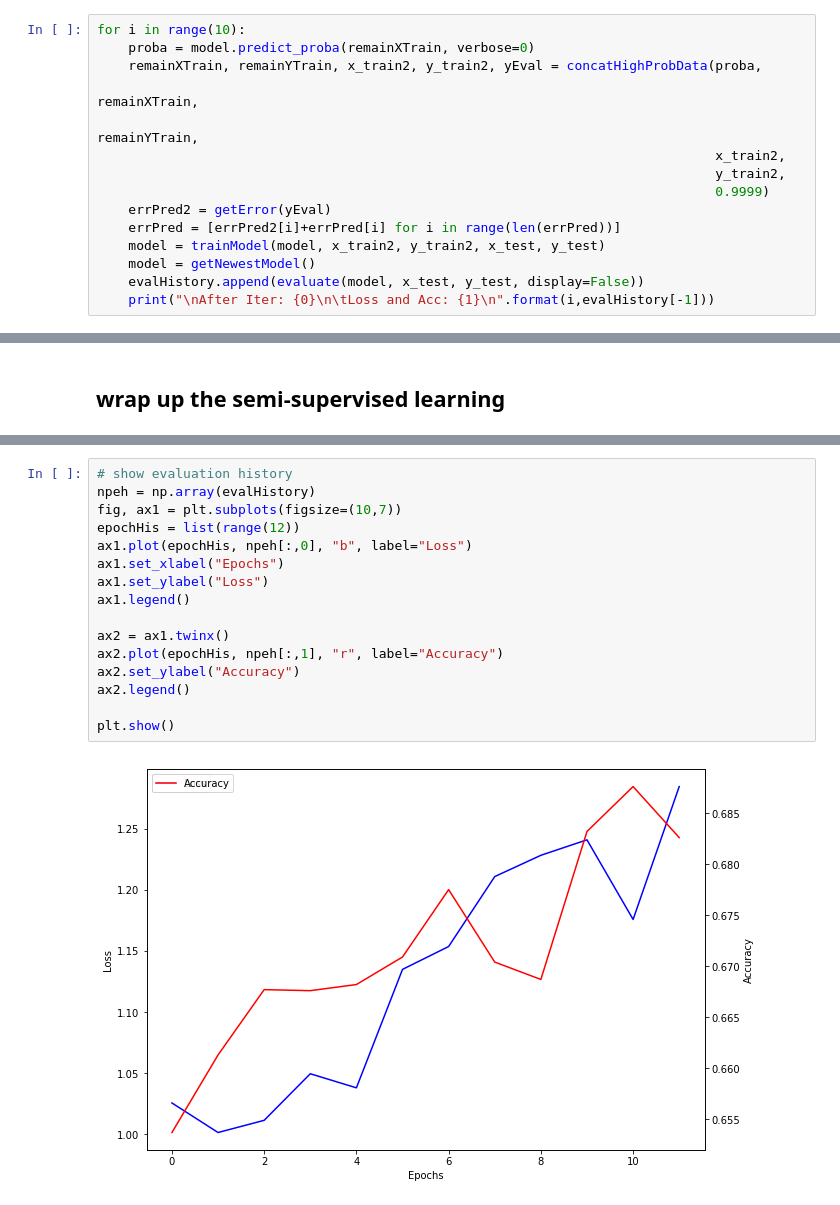
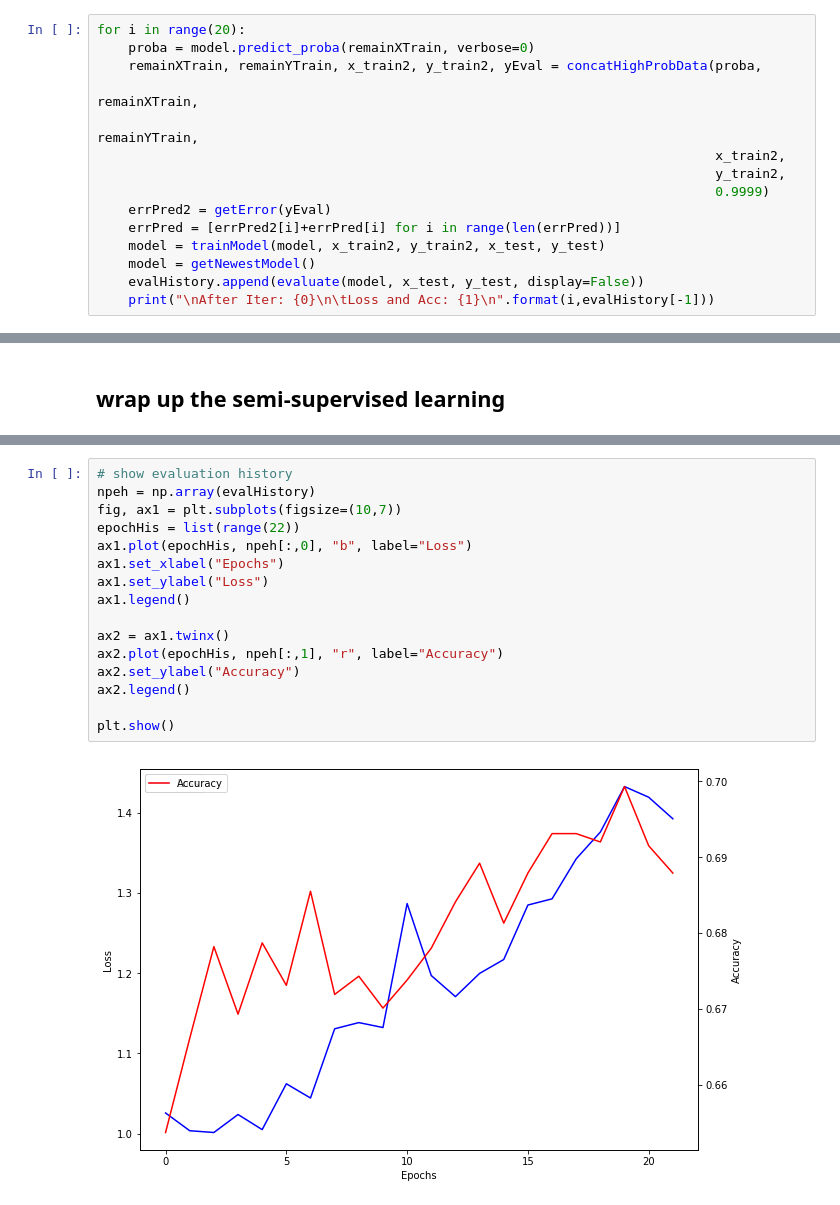
Before and after one commit to shibuiwilliam/ActiveSemiSupervisedDeepLearning, a Jupyter notebook: SemiSupervisedLearning.ipynb, the cells around one changed output, grey strips where cells are left out. Drawn from its saved outputs; the diff is of its cells as text.

```diff
--- a/SemiSupervisedLearning.ipynb
+++ b/SemiSupervisedLearning.ipynb
@@ -350,7 +350,7 @@ print(evalHistory[-1])
 # %% [markdown]
 ### repeat semi-supervised learning for 10 times
 # %%
-for i in range(10):
+for i in range(20):
     proba = model.predict_proba(remainXTrain, verbose=0)
     remainXTrain, remainYTrain, x_train2, y_train2, yEval = concatHighProbData(proba,
                                                                                remainXTrain,
@@ -458,18 +458,18 @@ truck:  2.279% wrong label added
 # %%
 # show evaluation history
 npeh = np.array(evalHistory)
 fig, ax1 = plt.subplots(figsize=(10,7))
-epochHis = list(range(12))
+epochHis = list(range(22))
 ax1.plot(epochHis, npeh[:,0], "b", label="Loss")
 ax1.set_xlabel("Epochs")
 ax1.set_ylabel("Loss")
 ax1.legend()
 
 ax2 = ax1.twinx()
 ax2.plot(epochHis, npeh[:,1], "r", label="Accuracy")
 ax2.set_ylabel("Accuracy")
 ax2.legend()
 
 plt.show()
 # %% [output]
-[figure, old version]
+[figure, new version]
```
Also changed, not shown: parts of 9 cells of this notebook, 2 other files.
